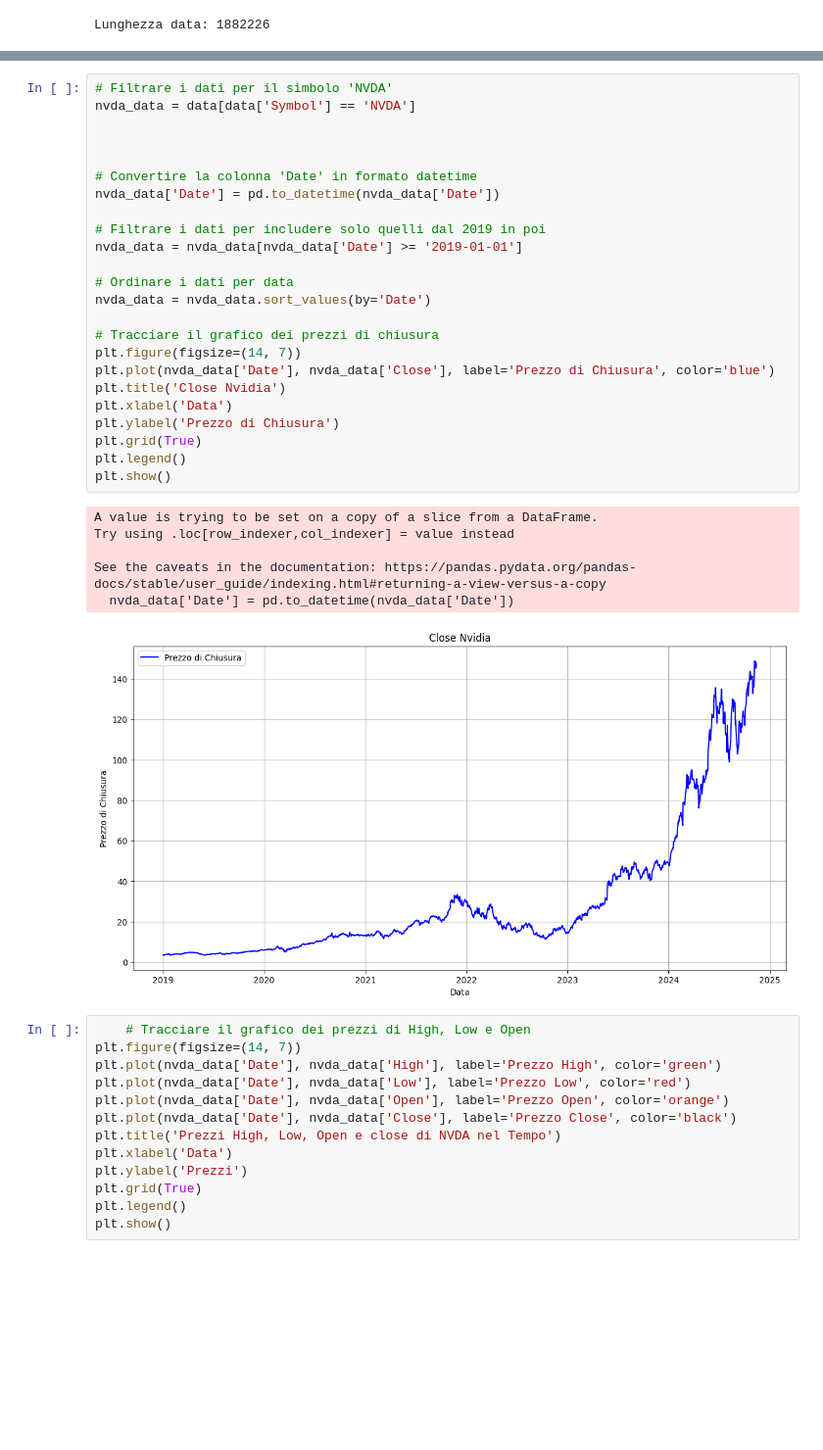
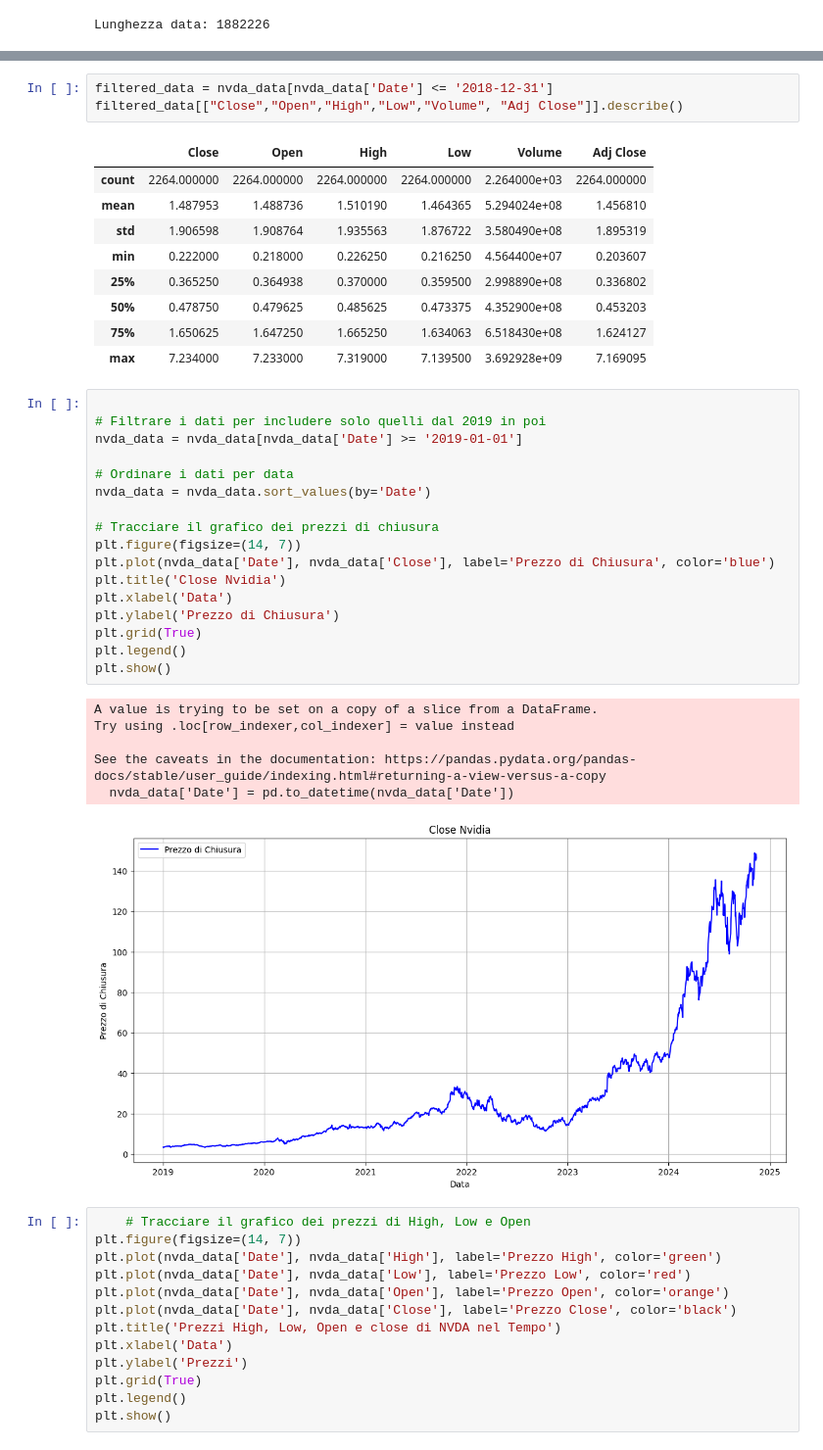
Before and after one commit to lucabellantee/Time-series-analysis, a Jupyter notebook: time_series_stocks copy.ipynb, the cells around one changed output, grey strips where cells are left out. Shown at 98% size. Cells and saved outputs as stored; diff of their text form; blank space fills up the shorter version.

```diff
--- a/time_series_stocks copy.ipynb
+++ b/time_series_stocks copy.ipynb
@@ -23,11 +37,17 @@ Lunghezza data: 1882226
+# %%
+filtered_data = nvda_data[nvda_data['Date'] <= '2018-12-31']
+filtered_data[["Close","Open","High","Low","Volume", "Adj Close"]].describe()
+# %% [output]
+|  | Close | Open | High | Low | Volume | Adj Close |
+| count | 2264.000000 | 2264.000000 | 2264.000000 | 2264.000000 | 2.264000e+03 | 2264.000000 |
+| mean | 1.487953 | 1.488736 | 1.510190 | 1.464365 | 5.294024e+08 | 1.456810 |
+| std | 1.906598 | 1.908764 | 1.935563 | 1.876722 | 3.580490e+08 | 1.895319 |
+| min | 0.222000 | 0.218000 | 0.226250 | 0.216250 | 4.564400e+07 | 0.203607 |
+| 25% | 0.365250 | 0.364938 | 0.370000 | 0.359500 | 2.998890e+08 | 0.336802 |
+| 50% | 0.478750 | 0.479625 | 0.485625 | 0.473375 | 4.352900e+08 | 0.453203 |
+| 75% | 1.650625 | 1.647250 | 1.665250 | 1.634063 | 6.518430e+08 | 1.624127 |
+| max | 7.234000 | 7.233000 | 7.319000 | 7.139500 | 3.692928e+09 | 7.169095 |
 # %%
-# Filtrare i dati per il simbolo 'NVDA'
-nvda_data = data[data['Symbol'] == 'NVDA']
-
-
-
-# Convertire la colonna 'Date' in formato datetime
-nvda_data['Date'] = pd.to_datetime(nvda_data['Date'])
 
 # Filtrare i dati per includere solo quelli dal 2019 in poi
 nvda_data = nvda_data[nvda_data['Date'] >= '2019-01-01']
```
Also changed, not shown: parts of 11 cells of this notebook.
